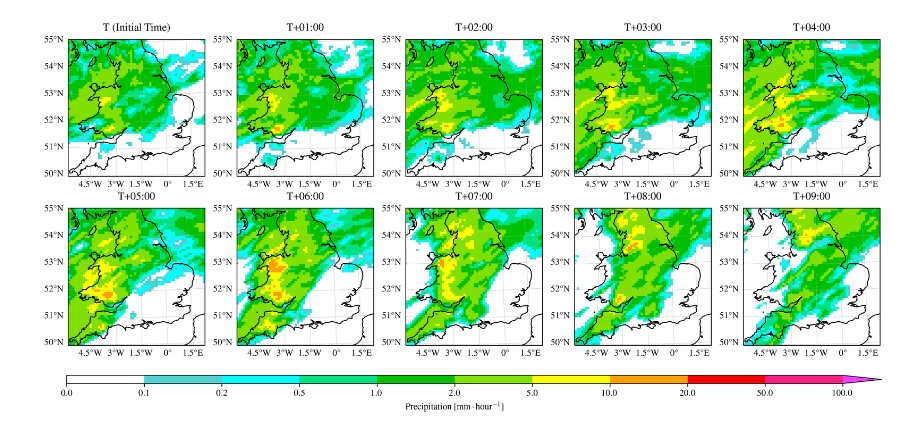
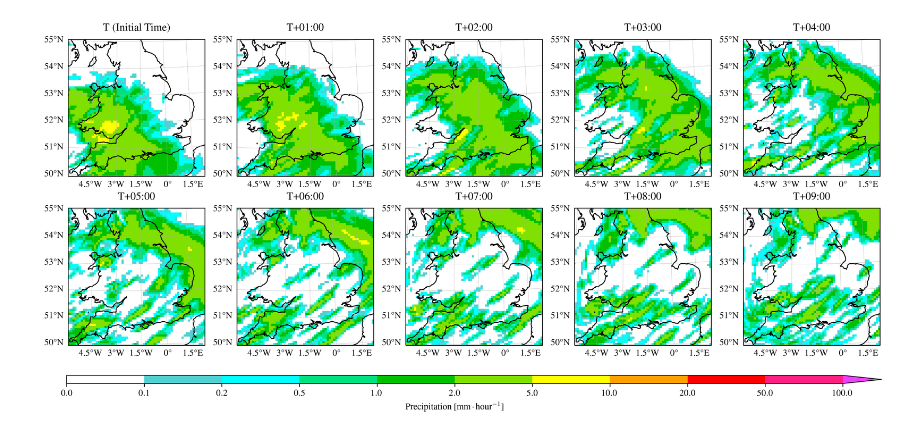
Before and after one commit to henryaddison/video-diffusion-climate, a Jupyter notebook: notebooks/geo.ipynb, the cells around one changed output. Drawn from its saved outputs; the diff is of its cells as text; code cells hidden in the pictures.

```diff
--- a/notebooks/geo.ipynb
+++ b/notebooks/geo.ipynb
@@ -44,35 +44,35 @@ def plot_sample(sample):
             y = 'latitude',
             cmap = precip_cmap,
             norm = precip_norm,
             extend = 'max',
             transform=ccrs.PlateCarree(),
             add_colorbar = False,
         )
         ax.gridlines(linewidth = 0.25, draw_labels={"bottom": "x", "left": "y"}, x_inline=False, y_inline=False)
         ax.coastlines(resolution='10m')
         if i == 0:
             ax.set_title(f"T (Initial Time)")
         else:
             ax.set_title(f"T+0{i}:00")
 
     fig.colorbar(
         im,
         ax = axes,
         orientation="horizontal",
         aspect=100,
         ticks=precip_clevs,
         # shrink = 1,
         label='Precipitation [$\mathrm{mm}\cdot\mathrm{hour}^{-1}$]',
     )
 
     plt.show()
 
-sample = samples[1324][0]
+sample = samples[27][0]
 
 da = xr.DataArray(sample, dims=('time', 'y', 'x'), coords={'latitude': latitudes, 'longitude': longitudes})
 plot_sample(da)
 # %% [output]
-[figure, old version]
+[figure, new version]
 # %%
 # 10 frames with the highest max and mean values
 
```
Also changed, not shown: parts of 1 cell of this notebook, 9 other files.
